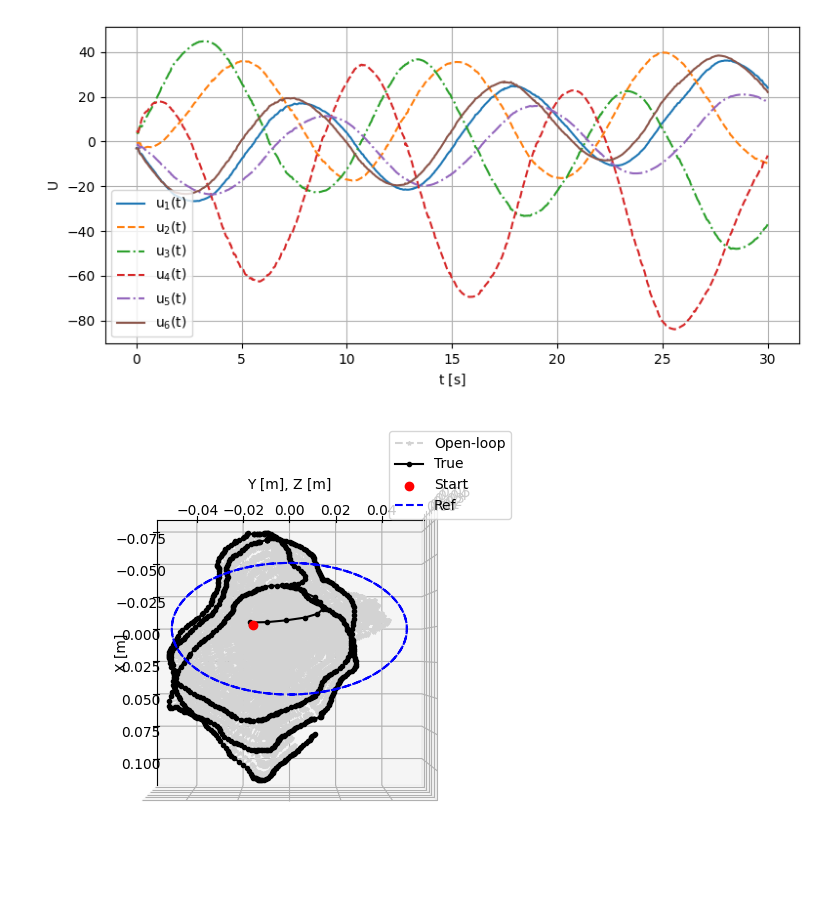
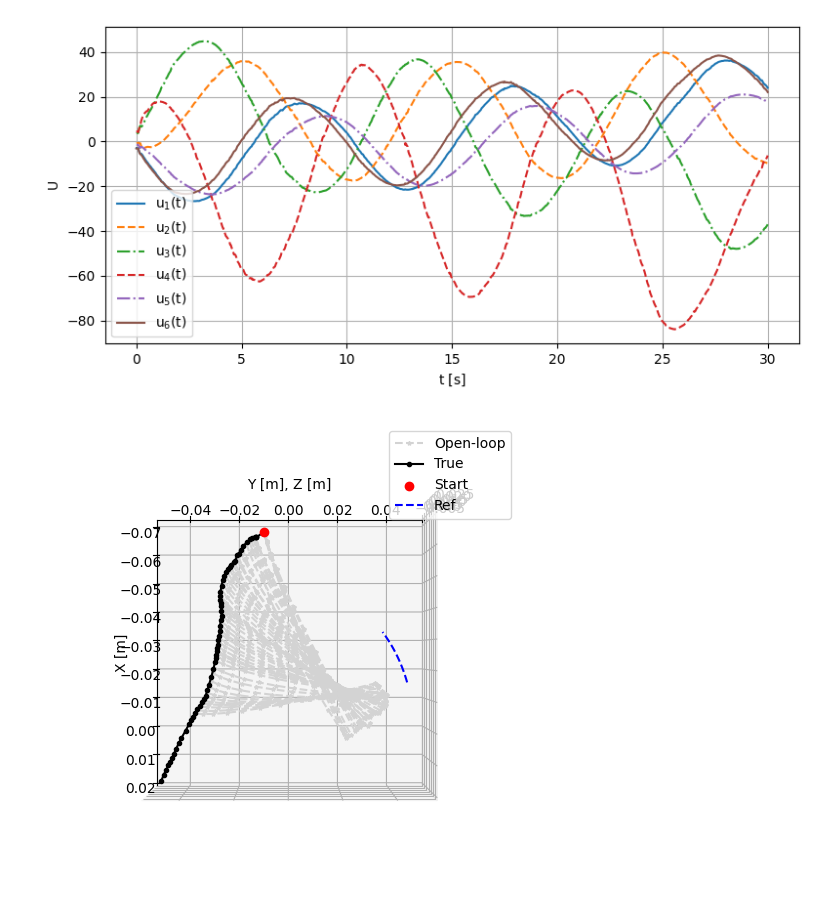
Before and after one commit to StanfordASL/trunk-stack, a Jupyter notebook: stack/main/scripts/visualize_mpc.ipynb, the cells around one changed output. Drawn from its saved outputs; the diff is of its cells as text; code cells hidden in the pictures.

```diff
--- a/stack/main/scripts/visualize_mpc.ipynb
+++ b/stack/main/scripts/visualize_mpc.ipynb
@@ -294,6 +294,8 @@ plot_controls_only(topt_np[:,0], uopt_np)
 [figure]
 # %%
 z_ref = reference_trajectory
-plot_mpc_trajectory_new_2(topt_np[:, 0], z_ref[:, [0, 1, 2]], zopt_np[:, :,  [0, 1, 2]], y_np[:, [0, 1, 2]], uopt_np, N, plot_controls=False, topdown=True)
+i_start = 300
+i_end = 375
+plot_mpc_trajectory_new_2(topt_np[i_start:i_end, 0], z_ref[i_start:i_end, [0, 1, 2]], zopt_np[i_start:i_end, :,  [0, 1, 2]], y_np[i_start:i_end, [0, 1, 2]], uopt_np[i_start:i_end], N, plot_controls=False, topdown=True)
 # %% [output]
-[figure, old version]
+[figure, new version]
```
Also changed, not shown: 2 other files.
